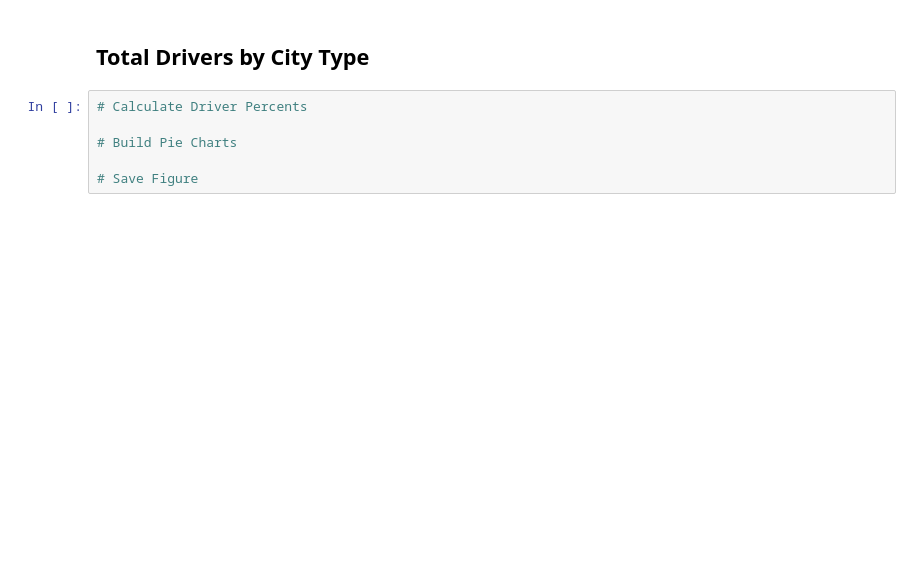
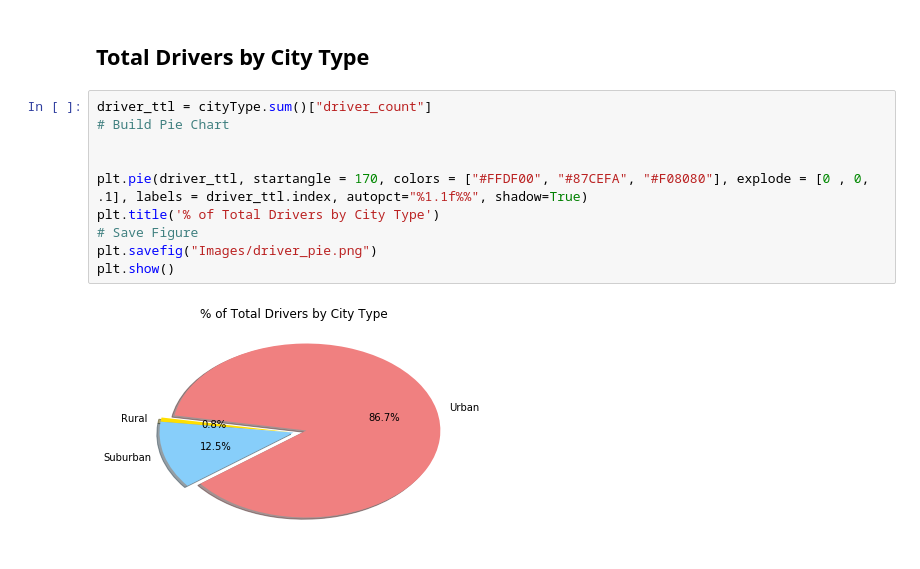
Before and after one commit to brownal05/Pyber, a Jupyter notebook: pyber_starter.ipynb, the cells around one changed output. Cells and saved outputs as stored; diff of their text form; blank space fills up the shorter version.

```diff
--- a/pyber_starter.ipynb
+++ b/pyber_starter.ipynb
@@ -117,10 +172,16 @@ plt.show()
 # %% [markdown]
 ## Total Drivers by City Type
-# %%
-# Calculate Driver Percents
-
-# Build Pie Charts
-
-# Save Figure
+# %%
+driver_ttl = cityType.sum()["driver_count"]
+# Build Pie Chart
+
+
+plt.pie(driver_ttl, startangle = 170, colors = ["#FFDF00", "#87CEFA", "#F08080"], explode = [0 , 0, .1], labels = driver_ttl.index, autopct="%1.1f%%", shadow=True)
+plt.title('% of Total Drivers by City Type')
+# Save Figure
+plt.savefig("Images/driver_pie.png")
+plt.show()
+# %% [output]
+[figure, added]
 # %%
 # Show Figure
```
Also changed, not shown: parts of 11 cells of this notebook, 6 other files.
